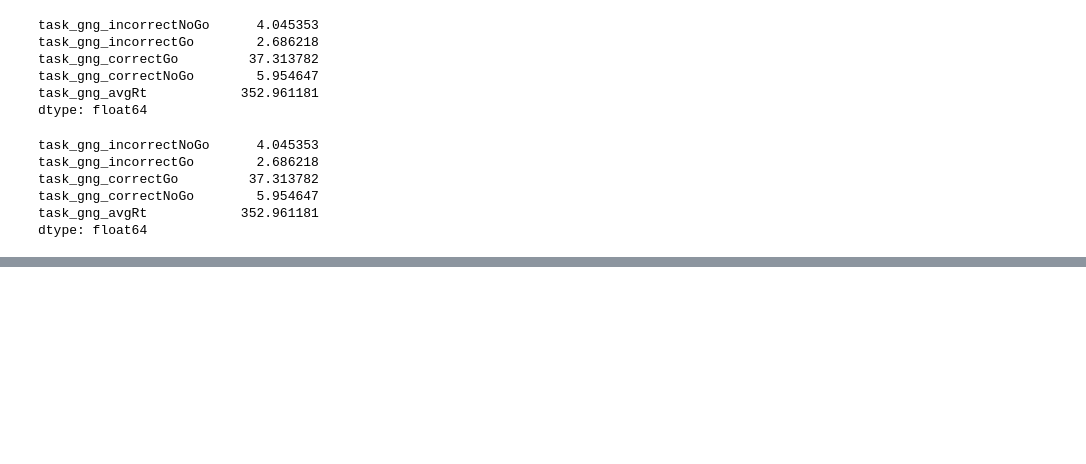
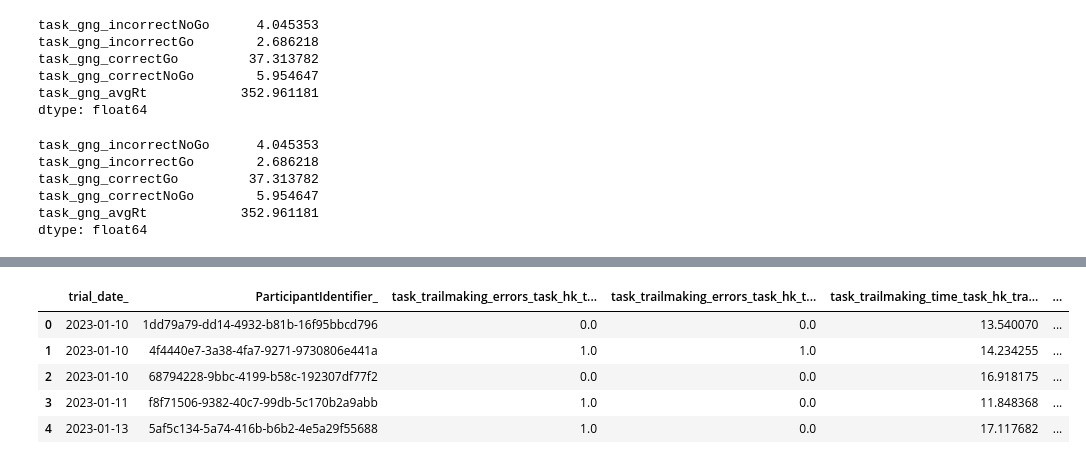
Before and after one commit to danieljwilson/3_3_experience_sampling, a Jupyter notebook: 3_3_3_data_analysis/01_data munge/01_1_process_data.ipynb, the cells around one changed output, grey strips where cells are left out. Drawn from its saved outputs; the diff is of its cells as text; code cells hidden in the pictures; blank space fills up the shorter version.

```diff
--- a/3_3_3_data_analysis/01_data munge/01_1_process_data.ipynb
+++ b/3_3_3_data_analysis/01_data munge/01_1_process_data.ipynb
@@ -1538,0 +2226,45 @@ dtype: float64
+# %%
+# Add variance
+
+import ast
+
+def variance_of_differences(taps_str):
+    # Convert string to list of dictionaries
+    taps_list = json.loads(taps_str)
+
+    # Extract TapTimestamp values
+    timestamps = [tap['TapTimestamp'] for tap in taps_list]
+
+    # Calculate the differences between consecutive timestamps
+    differences = np.diff(timestamps)[1:] # diff between first two taps not relevant
+
+    # Return variance of differences
+    return np.var(differences)
+
+# Apply the function to the TapsList column
+df['variance_of_diff'] = df['Taps'].apply(variance_of_differences)
+# %%
+# assign new columns with final value from TapsList
+# rename column
+df = df.assign(task_trailmaking_time=lambda x: x.TapsList.apply(lambda x: x[-1]['TapTimestamp'] - x[1]['TapTimestamp']),
+               task_trailmaking_errors=lambda x: x.NumberOfErrors)
+
+# keep relevant columns
+trailmaking_df = df[['ParticipantIdentifier', 'trial_date', 'time', 'SurveyName', 'task_trailmaking_time', 'task_trailmaking_errors', 'variance_of_diff']]
+# %%
+# make wide
+trailmaking_df = trailmaking_df.pivot_table(index=['trial_date', 'ParticipantIdentifier'],
+                                            columns='SurveyName',
+                                            values=['task_trailmaking_time', 'task_trailmaking_errors', 'variance_of_diff']).reset_index()
+# %%
+# flatten columns
+trailmaking_df.columns = trailmaking_df.columns.to_series().str.join('_')
+# %%
+trailmaking_df.head()
+# %% [output]
+|  | trial_date_ | ParticipantIdentifier_ | task_trailmaking_errors_task_hk_t... | task_trailmaking_errors_task_hk_t... | task_trailmaking_time_task_hk_tra... | ... |
+| 0 | 2023-01-10 | 1dd79a79-dd14-4932-b81b-16f95bbcd796 | 0.0 | 0.0 | 13.540070 | ... |
+| 1 | 2023-01-10 | 4f4440e7-3a38-4fa7-9271-9730806e441a | 1.0 | 1.0 | 14.234255 | ... |
+| 2 | 2023-01-10 | 68794228-9bbc-4199-b58c-192307df77f2 | 0.0 | 0.0 | 16.918175 | ... |
+| 3 | 2023-01-11 | f8f71506-9382-40c7-99db-5c170b2a9abb | 1.0 | 0.0 | 11.848368 | ... |
+| 4 | 2023-01-13 | 5af5c134-5a74-416b-b6b2-4e5a29f55688 | 1.0 | 0.0 | 17.117682 | ... |
```
Also changed, not shown: parts of 117 cells of this notebook, 1 other file.
